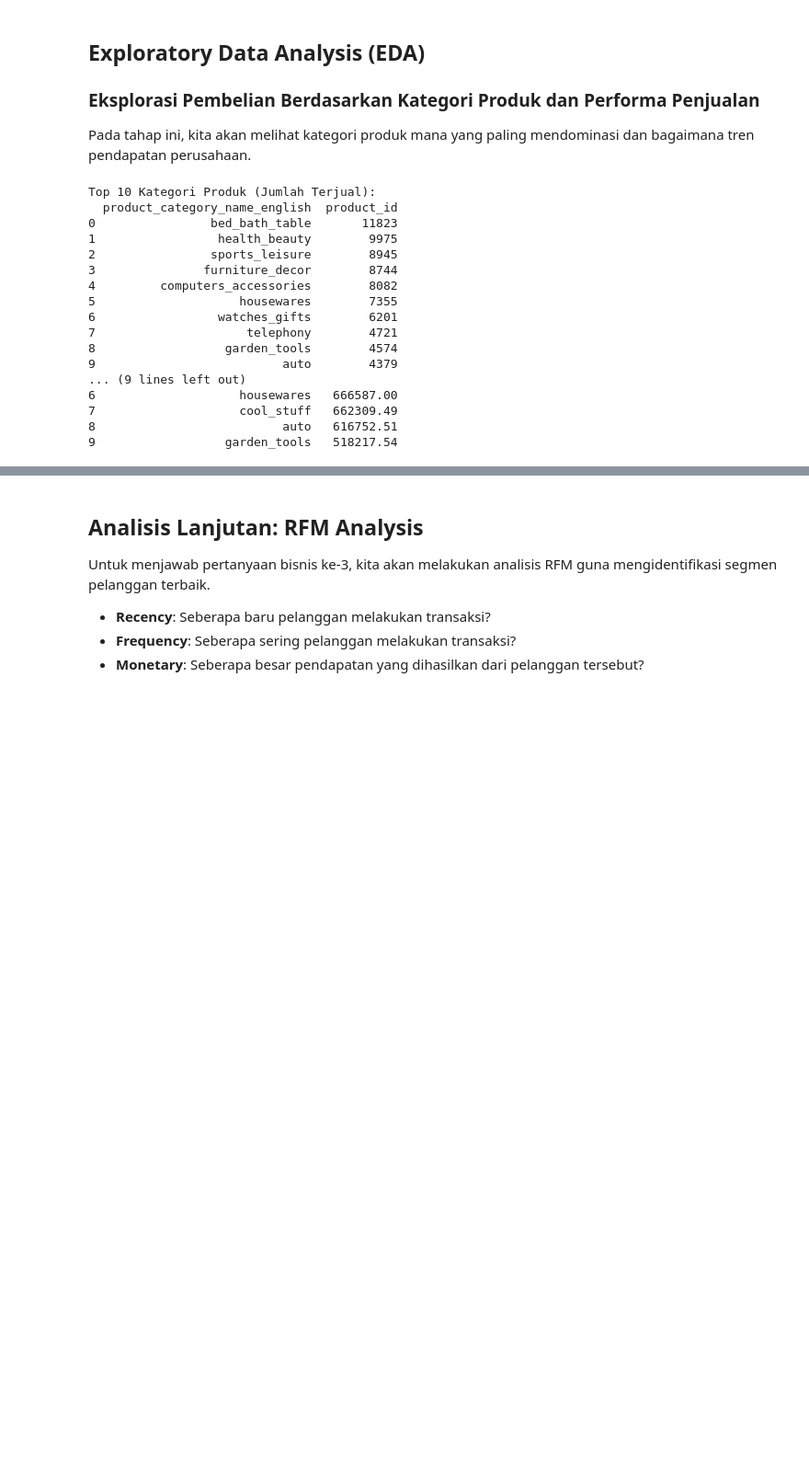
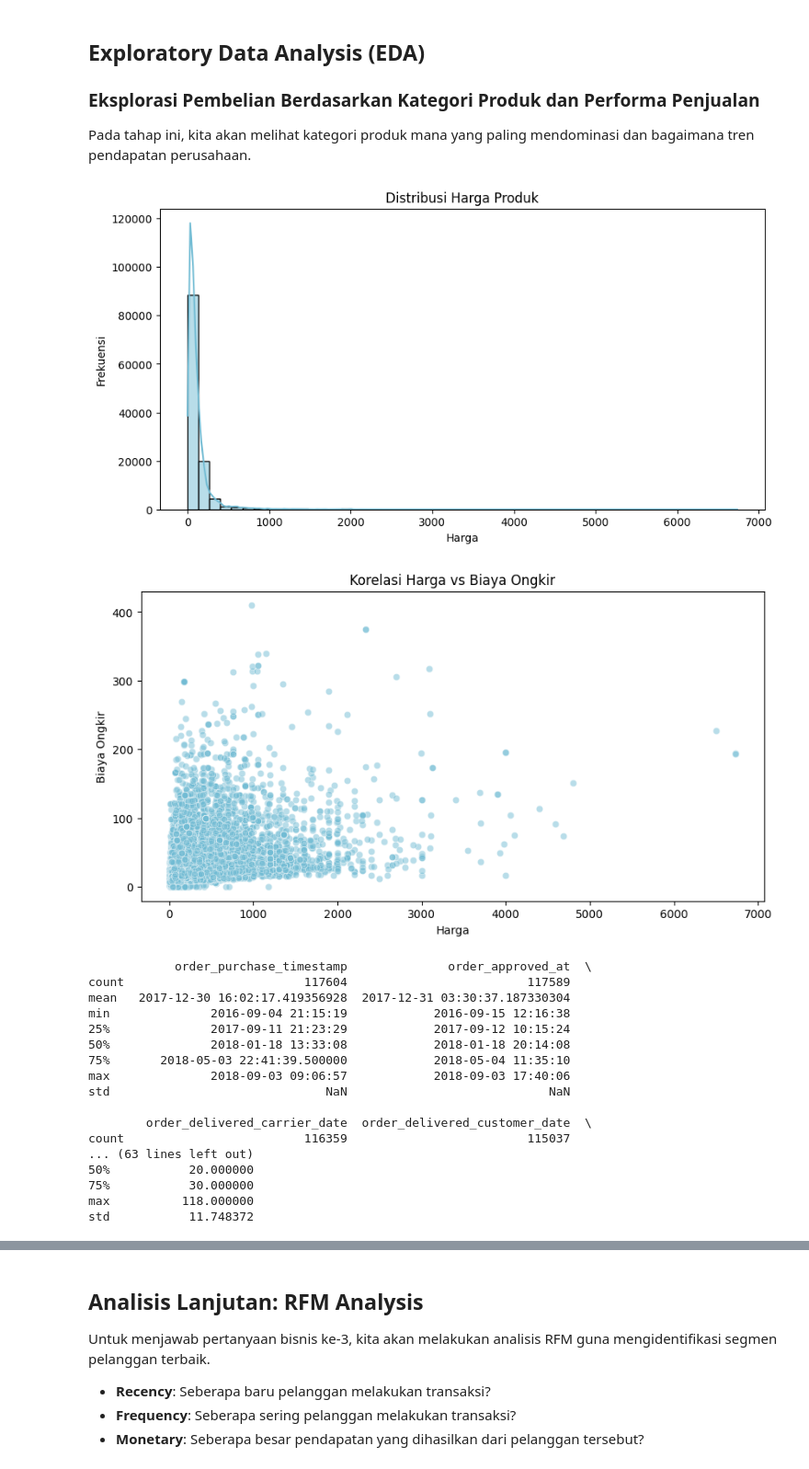
Before and after one commit to Qnova26/dicoding-ecommerce-analysis, a Jupyter notebook: notebook.ipynb, the cells around one changed output, grey strips where cells are left out. Shown at 92% size. Drawn from its saved outputs; the diff is of its cells as text; code cells hidden in the pictures; blank space fills up the shorter version.

```diff
--- a/notebook.ipynb
+++ b/notebook.ipynb
@@ -137,46 +139,43 @@ Tipe data order_purchase_timestamp: datetime64[ns]
 ### Eksplorasi Pembelian Berdasarkan Kategori Produk dan Performa Penjualan
 Pada tahap ini, kita akan melihat kategori produk mana yang paling mendominasi dan bagaimana tren pendapatan perusahaan.
 # %%
-# 1. Mencari kategori produk dengan penjualan terbanyak (berdasarkan jumlah item)
-top_categories_count = main_df.groupby("product_category_name_english").product_id.count().sort_values(ascending=False).reset_index().head(10)
+# EDA Univariate: Melihat distribusi harga produk (Price)
+plt.figure(figsize=(10, 5))
+sns.histplot(main_df['price'], bins=50, kde=True, color="#72BCD4") # Ganti ke main_df
+plt.title('Distribusi Harga Produk')
+plt.xlabel('Harga')
+plt.ylabel('Frekuensi')
+plt.show()
 
-# 2. Mencari kategori produk dengan pendapatan (revenue) tertinggi
-top_categories_revenue = main_df.groupby("product_category_name_english").price.sum().sort_values(ascending=False).reset_index().head(10)
+# EDA Multivariate: Korelasi antara Harga (Price) dan Biaya Ongkir (Freight Value)
+plt.figure(figsize=(10, 5))
+sns.scatterplot(x='price', y='freight_value', data=main_df, color="#72BCD4", alpha=0.5) # Ganti ke main_df
+plt.title('Korelasi Harga vs Biaya Ongkir')
+plt.xlabel('Harga')
+plt.ylabel('Biaya Ongkir')
+plt.show()
 
-# 3. Menyiapkan data untuk tren penjualan bulanan
-# saya buat kolom baru 'order_month' untuk memudahkan pengelompokan
-main_df['order_month'] = main_df['order_purchase_timestamp'].dt.to_period('M')
-monthly_orders_df = main_df.groupby('order_month').agg({
-    "order_id": "nunique",
-    "price": "sum"
-}).reset_index()
-monthly_orders_df.rename(columns={
-    "order_id": "order_count",
-    "price": "revenue"
-}, inplace=True)
-
-print("Top 10 Kategori Produk (Jumlah Terjual):")
-print(top_categories_count)
-
-print("\nTop 10 Kategori Produk (Pendapatan):")
-print(top_categories_revenue)
+# EDA Deskriptif: Statistik ringkasan untuk data numerik
+print(main_df.describe()) # Ganti ke main_df
 # %% [output]
+[figure, added]
+[figure, added]
-Top 10 Kategori Produk (Jumlah Terjual):
-  product_category_name_english  product_id
-0                bed_bath_table       11823
-1                 health_beauty        9975
-2                sports_leisure        8945
-3               furniture_decor        8744
-4         computers_accessories        8082
-5                    housewares        7355
-6                 watches_gifts        6201
-7                     telephony        4721
-8                  garden_tools        4574
-9                          auto        4379
-... (9 lines left out)
-6                    housewares   666587.00
-7                    cool_stuff   662309.49
-8                          auto   616752.51
-9                  garden_tools   518217.54
+            order_purchase_timestamp              order_approved_at  \
+count                         117604                         117589
+mean   2017-12-30 16:02:17.419356928  2017-12-31 03:30:37.187330304
+min              2016-09-04 21:15:19            2016-09-15 12:16:38
+25%              2017-09-11 21:23:29            2017-09-12 10:15:24
+50%              2018-01-18 13:33:08            2018-01-18 20:14:08
+75%       2018-05-03 22:41:39.500000            2018-05-04 11:35:10
+max              2018-09-03 09:06:57            2018-09-03 17:40:06
+std                              NaN                            NaN
+
+        order_delivered_carrier_date  order_delivered_customer_date  \
+count                         116359                         115037
+... (63 lines left out)
+50%           20.000000
+75%           30.000000
+max          118.000000
+std           11.748372
 # %% [markdown]
 ## Visualization & Explanatory Analysis
```
Also changed, not shown: parts of 9 cells of this notebook, 4 other files.
